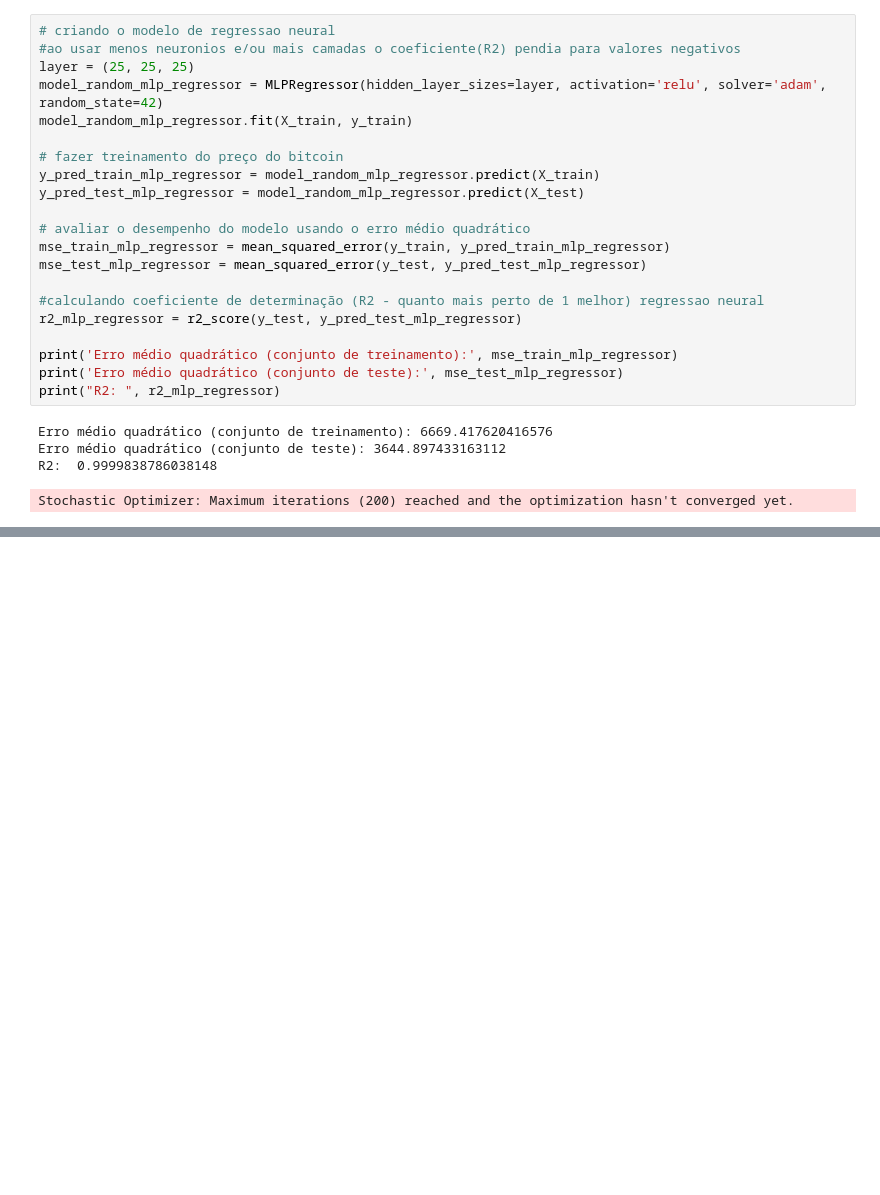
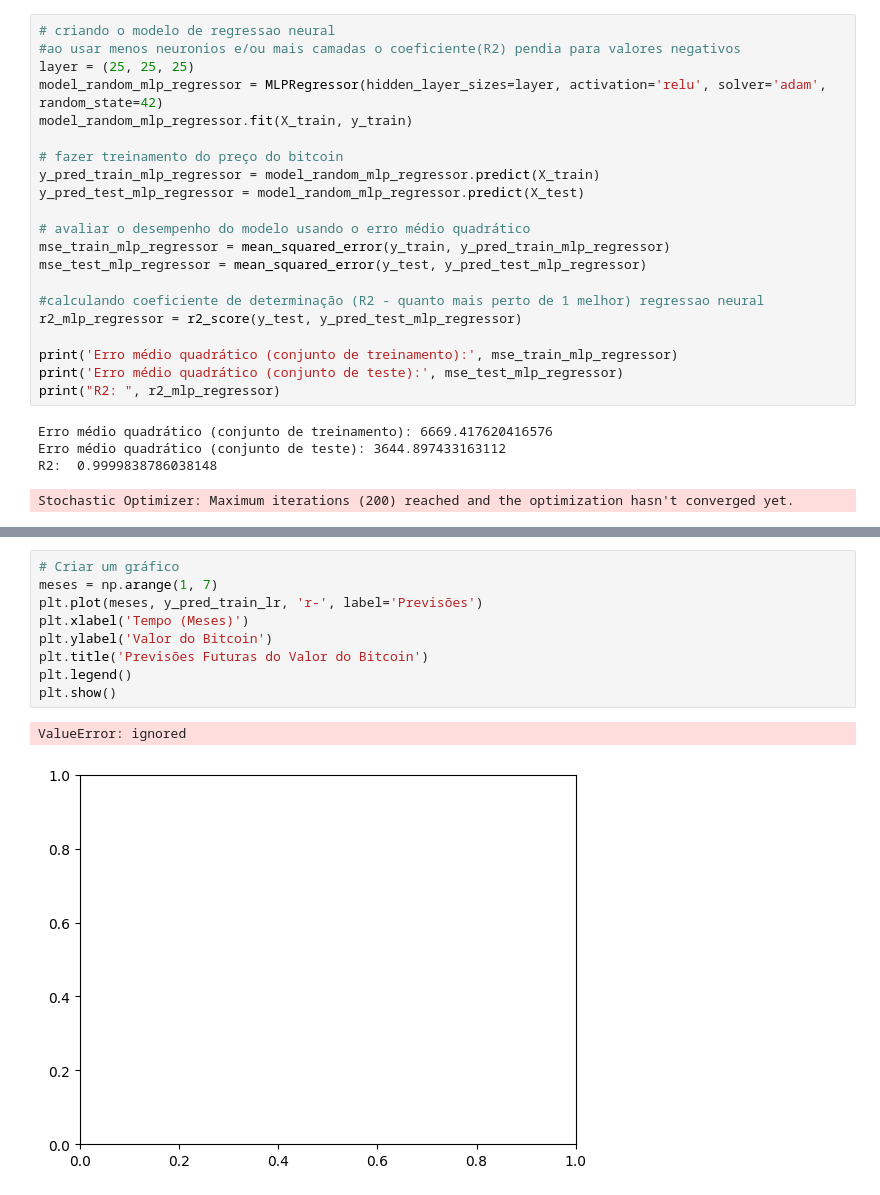
Before and after one commit to Jadeilson08/tcc-data-science, a Jupyter notebook: tcc.ipynb, the cells around one changed output, grey strips where cells are left out. Drawn from its saved outputs; the diff is of its cells as text; blank space fills up the shorter version.

```diff
--- a/tcc.ipynb
+++ b/tcc.ipynb
@@ -505,0 +520,12 @@ Stochastic Optimizer: Maximum iterations (200) reached and the optimization hasn
+# %%
+# Criar um gráfico
+meses = np.arange(1, 7)
+plt.plot(meses, y_pred_train_lr, 'r-', label='Previsões')
+plt.xlabel('Tempo (Meses)')
+plt.ylabel('Valor do Bitcoin')
+plt.title('Previsões Futuras do Valor do Bitcoin')
+plt.legend()
+plt.show()
+# %% [output]
+ValueError: ignored
+[figure, added]
```
Also changed, not shown: parts of 2 cells of this notebook.
